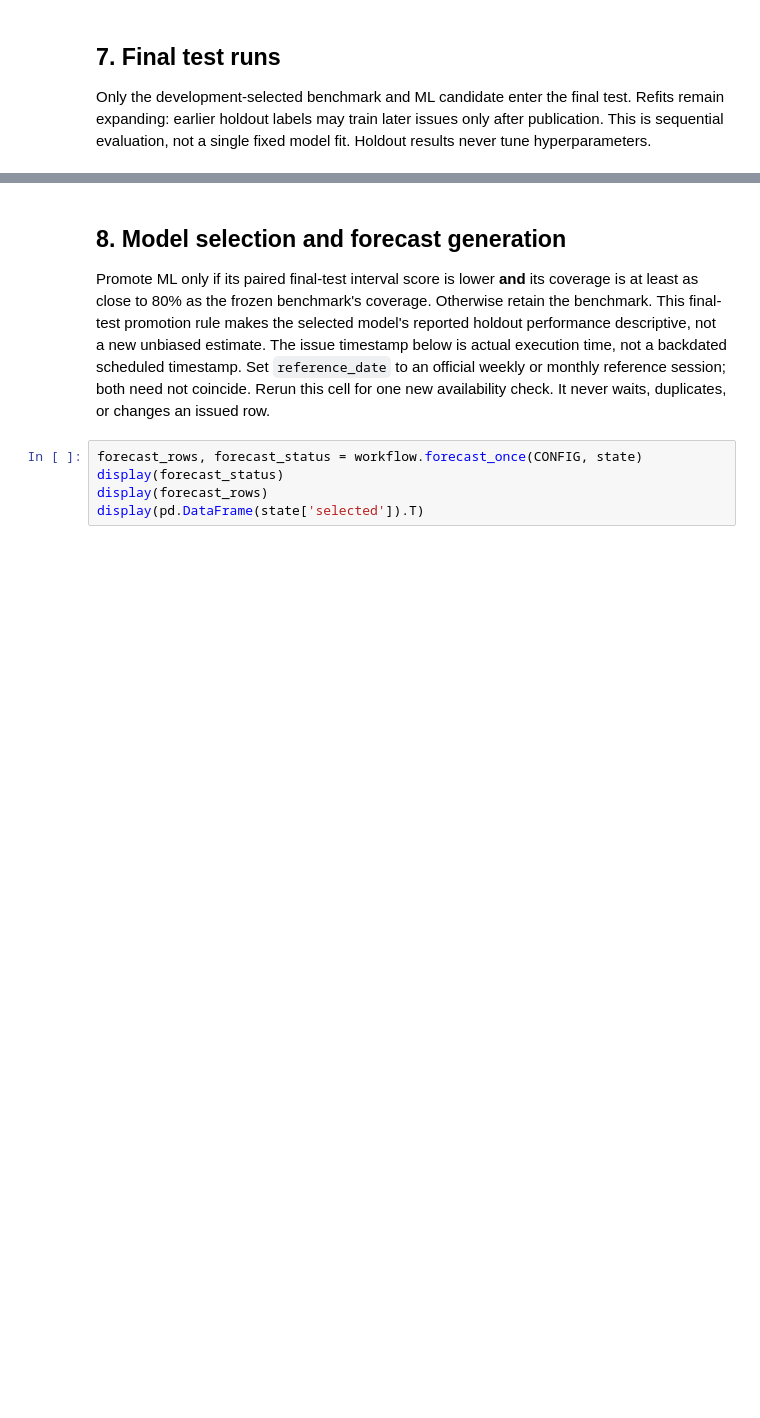
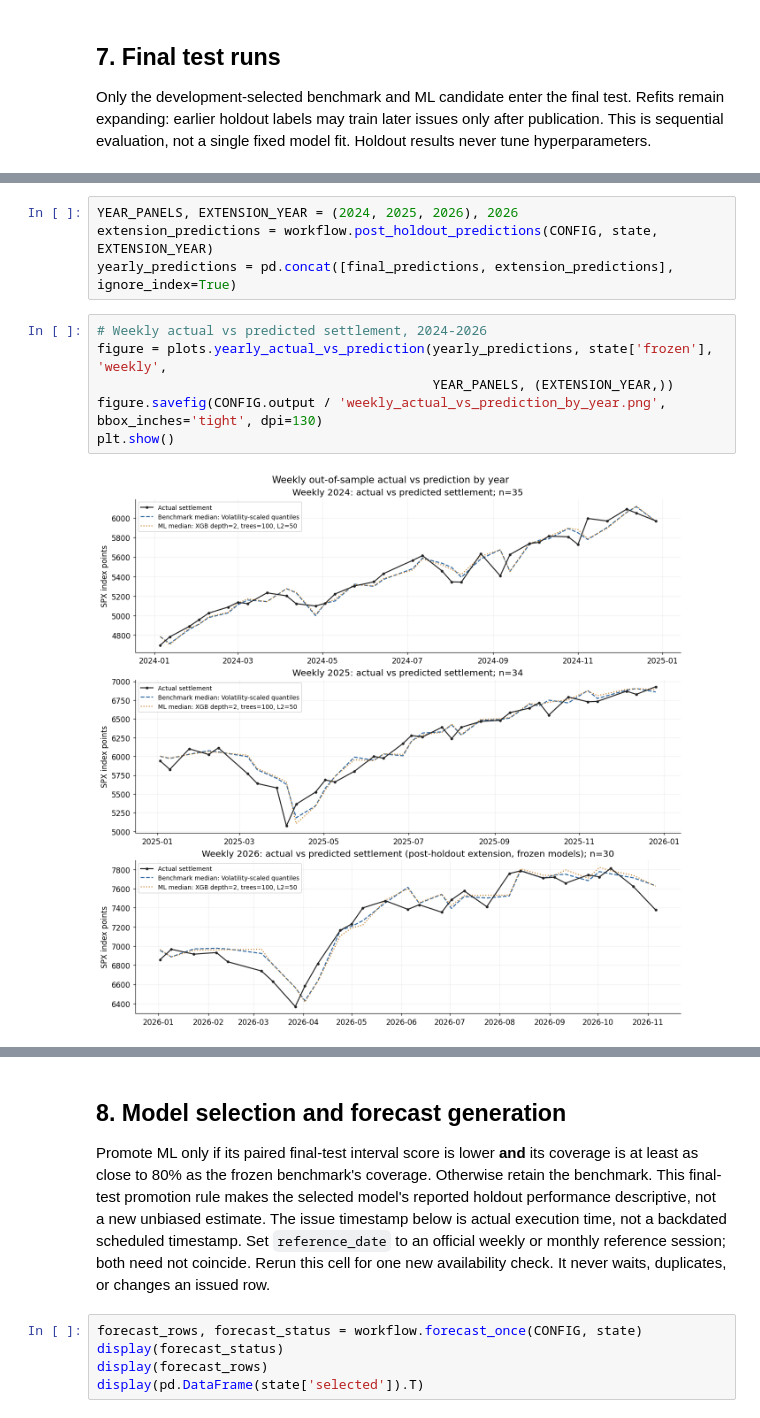
Before and after one commit to jsubramanian5-cmd/predictspxml, a Jupyter notebook: notebooks/spx_forecast.ipynb, the cells around one changed output, grey strips where cells are left out. Drawn from its saved outputs; the diff is of its cells as text; blank space fills up the shorter version.

```diff
--- a/notebooks/spx_forecast.ipynb
+++ b/notebooks/spx_forecast.ipynb
@@ -329,0 +347,12 @@ Monthly training/final test: 24/24 expirations complete; 2 configurations per ex
+# %%
+YEAR_PANELS, EXTENSION_YEAR = (2024, 2025, 2026), 2026
+extension_predictions = workflow.post_holdout_predictions(CONFIG, state, EXTENSION_YEAR)
+yearly_predictions = pd.concat([final_predictions, extension_predictions], ignore_index=True)
+# %%
+# Weekly actual vs predicted settlement, 2024-2026
+figure = plots.yearly_actual_vs_prediction(yearly_predictions, state['frozen'], 'weekly',
+                                           YEAR_PANELS, (EXTENSION_YEAR,))
+figure.savefig(CONFIG.output / 'weekly_actual_vs_prediction_by_year.png', bbox_inches='tight', dpi=130)
+plt.show()
+# %% [output]
+[figure, added]
```
Also changed, not shown: parts of 18 cells of this notebook, 14 other files.
